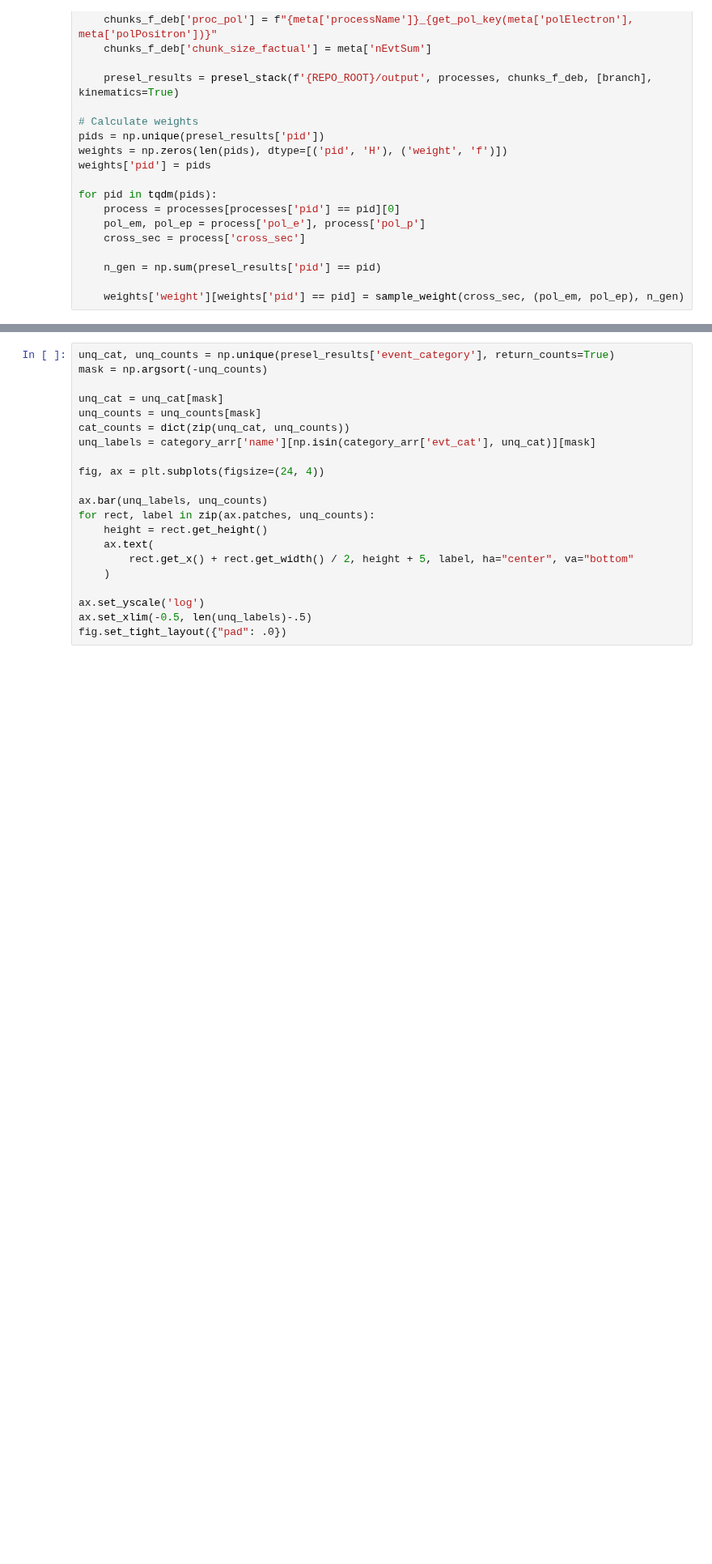
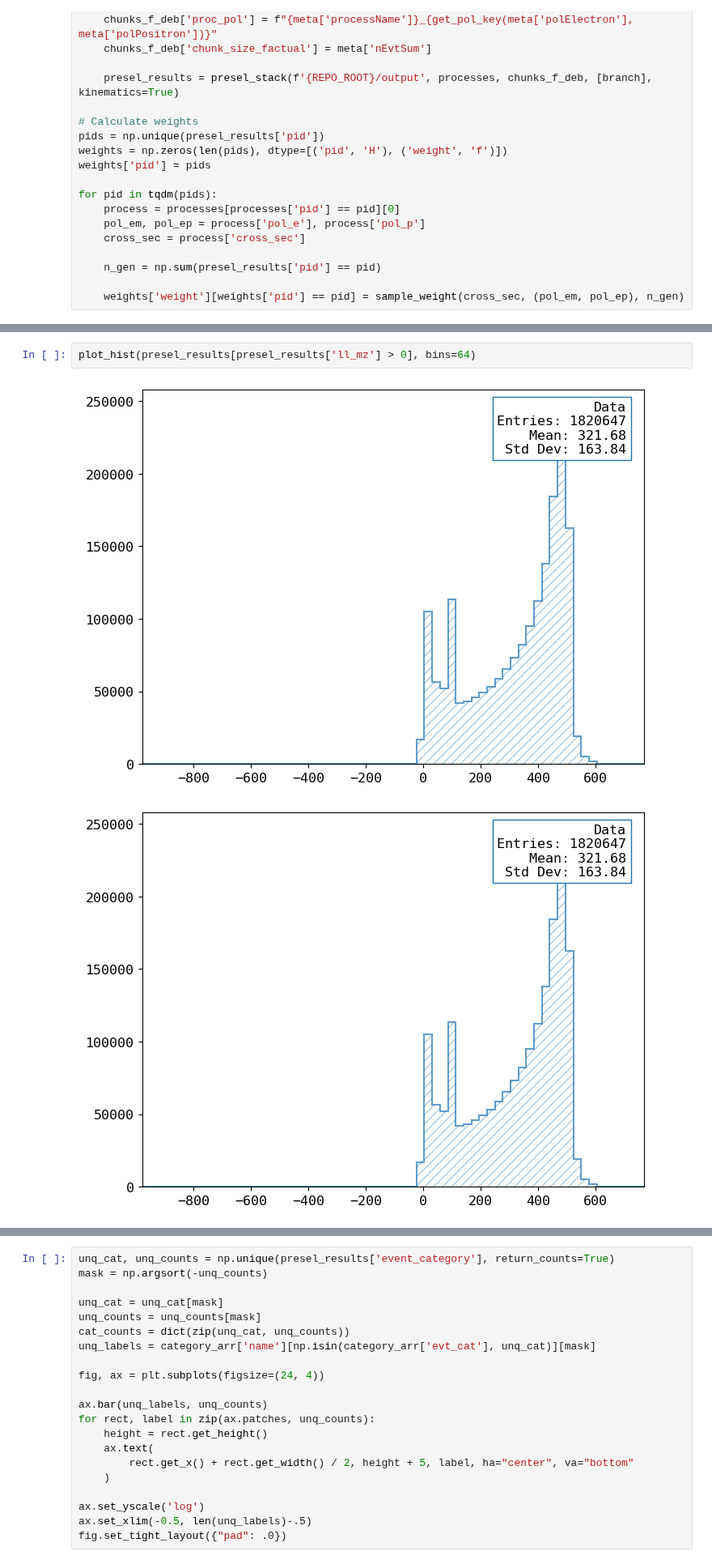
Before and after one commit to ILDAnaSoft/ZHH, a Jupyter notebook: notebooks/6_preselection.ipynb, the cells around one changed output, grey strips where cells are left out. Shown at 81% size. Saved outputs shown, nothing was run; the diff lists cells and outputs as text; blank space fills up the shorter version.

```diff
--- a/notebooks/6_preselection.ipynb
+++ b/notebooks/6_preselection.ipynb
@@ -172,3 +274,8 @@ for pid in tqdm(pids):
+# %%
+plot_hist(presel_results[presel_results['ll_mz'] > 0], bins=64)
+# %% [output]
+[figure, added]
+[figure, added]
 # %%
 if False:
     presel_results = np.load(f'/nfs/dust/ilc/user/bliewert/zhh/PreselectionSummary/v1/presel_results.npy')
```
Also changed, not shown: parts of 15 cells of this notebook, 1 other file.
